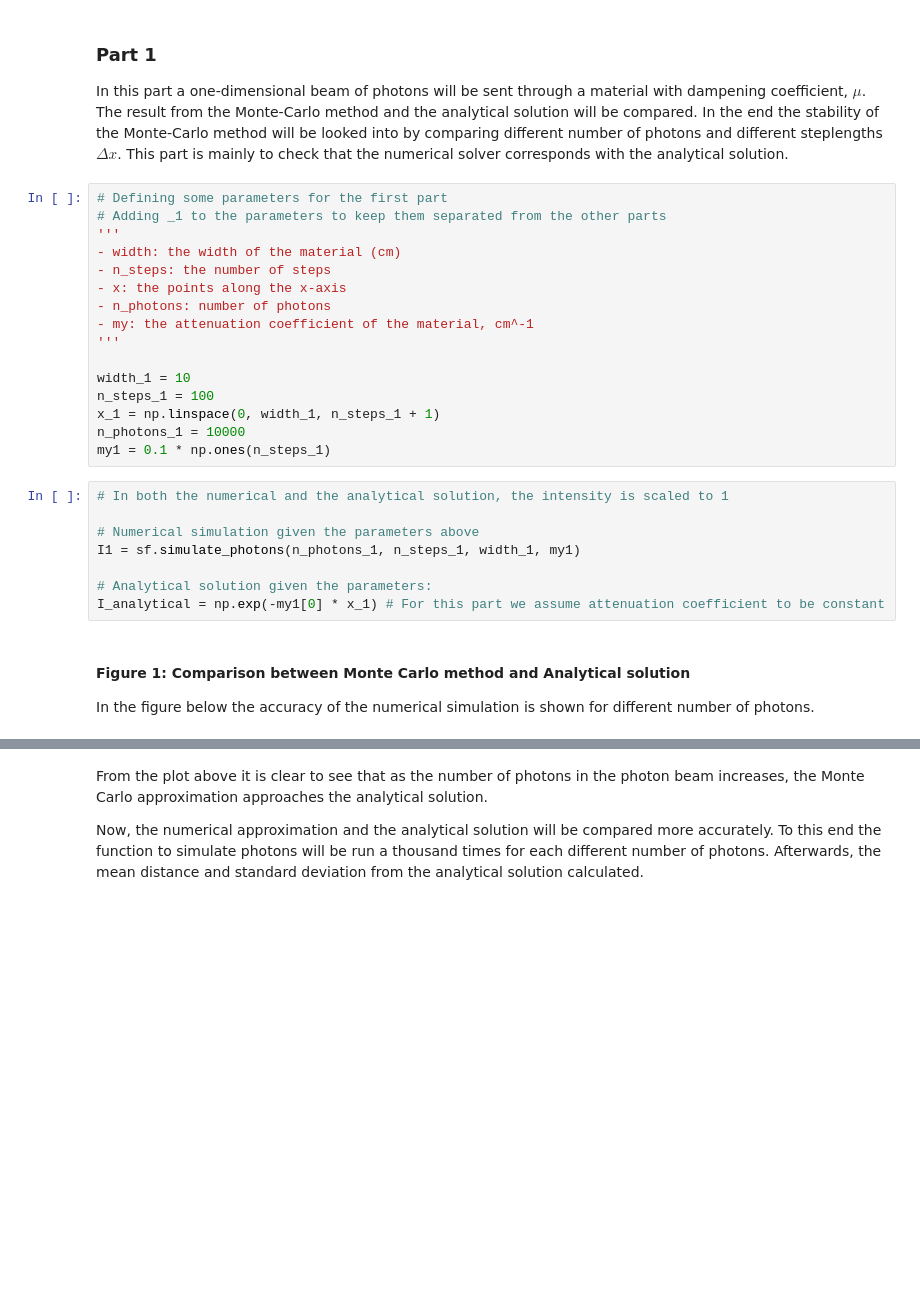
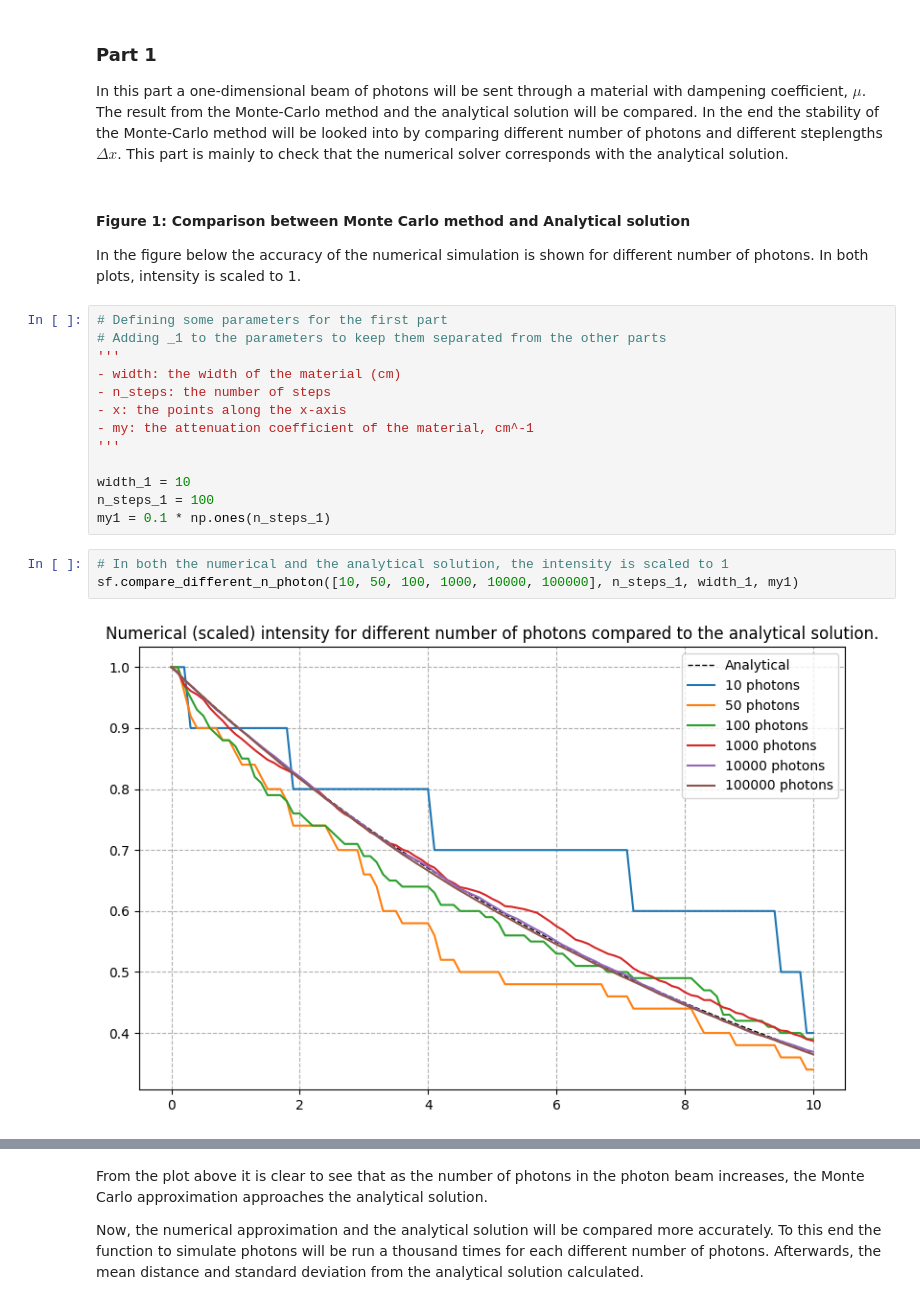
Before and after one commit to TorjeiHelset/Software-and-Computing-for-Applied-Physics, a Jupyter notebook: x-ray-simulation.ipynb, the cells around one changed output, grey strips where cells are left out. Cells and saved outputs as stored; diff of their text form; blank space fills up the shorter version.

```diff
--- a/x-ray-simulation.ipynb
+++ b/x-ray-simulation.ipynb
@@ -46,6 +46,10 @@ Above block is just to remove the interactive buttons that comes with the notebo
 In this part a one-dimensional beam of photons will be sent through a material with dampening coefficient, $\mu$.
 The result from the Monte-Carlo method and the analytical solution will be compared.
 In the end the stability of the Monte-Carlo method will be looked into by comparing different number of photons and different steplengths $\Delta x$. This part is mainly to check that the numerical solver corresponds with the analytical solution.
+# %% [markdown]
+#### Figure 1: Comparison between Monte Carlo method and Analytical solution
+
+In the figure below the accuracy of the numerical simulation is shown for different number of photons. In both plots, intensity is scaled to 1.
 # %%
 # Defining some parameters for the first part
 # Adding _1 to the parameters to keep them separated from the other parts
@@ -53,24 +57,14 @@ In the end the stability of the Monte-Carlo method will be looked into by compar
 - width: the width of the material (cm)
 - n_steps: the number of steps
 - x: the points along the x-axis
-- n_photons: number of photons
 - my: the attenuation coefficient of the material, cm^-1
 '''
 
 width_1 = 10
 n_steps_1 = 100
-x_1 = np.linspace(0, width_1, n_steps_1 + 1)
-n_photons_1 = 10000
 my1 = 0.1 * np.ones(n_steps_1)
 # %%
 # In both the numerical and the analytical solution, the intensity is scaled to 1
-
-# Numerical simulation given the parameters above
-I1 = sf.simulate_photons(n_photons_1, n_steps_1, width_1, my1)
-
-# Analytical solution given the parameters:
-I_analytical = np.exp(-my1[0] * x_1) # For this part we assume attenuation coefficient to be constant
+sf.compare_different_n_photon([10, 50, 100, 1000, 10000, 100000], n_steps_1, width_1, my1)
+# %% [output]
+[figure, added]
-# %% [markdown]
-#### Figure 1: Comparison between Monte Carlo method and Analytical solution
-
-In the figure below the accuracy of the numerical simulation is shown for different number of photons.
```
Also changed, not shown: parts of 7 cells of this notebook, 1 other file.
